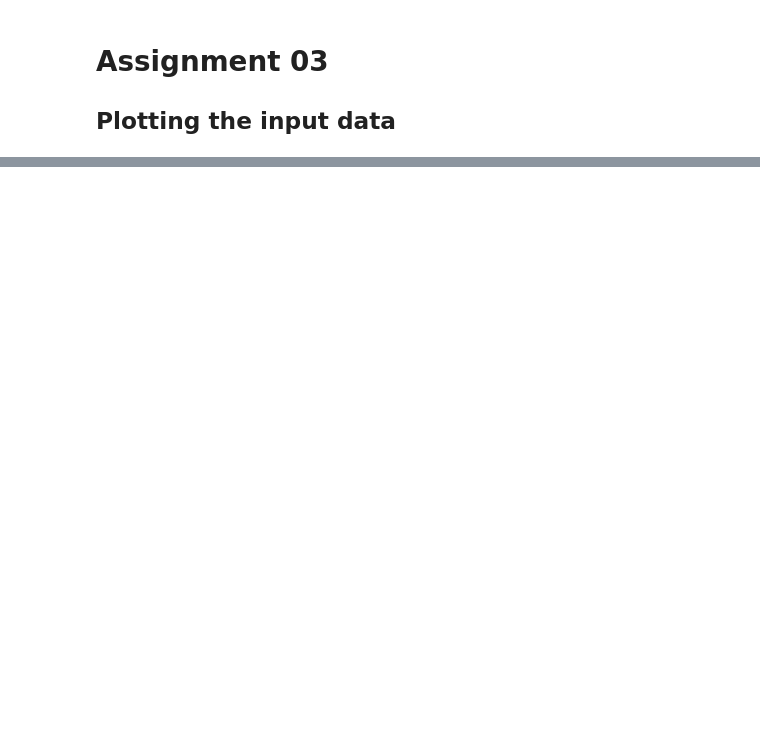
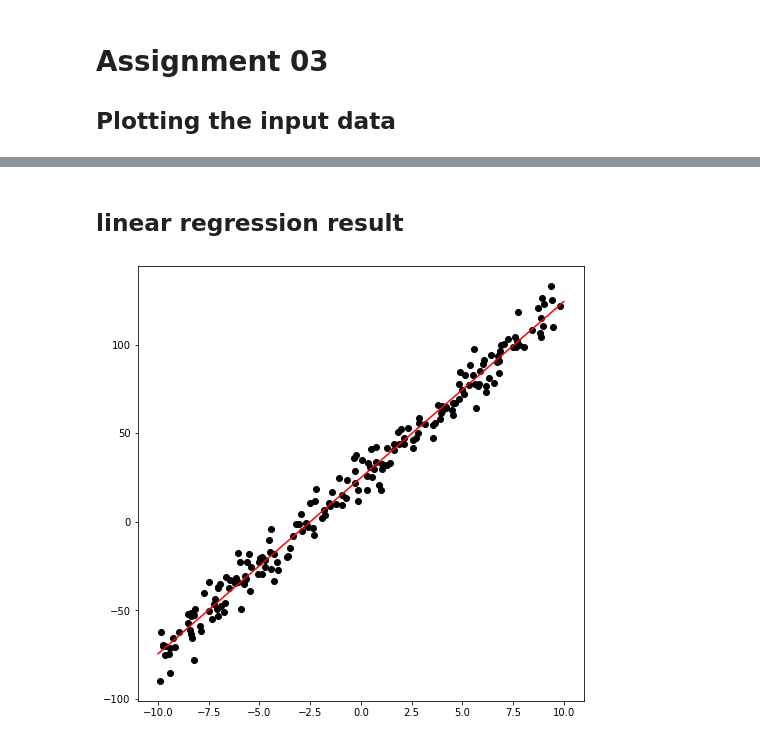
Before and after one commit to wonbeomjang/CAU54161-Machine-learning-class, a Jupyter notebook: Assignment_03/Assignment_03.ipynb, the cells around one changed output, grey strips where cells are left out. Saved outputs shown, nothing was run; the diff lists cells and outputs as text; code cells hidden in the pictures; blank space fills up the shorter version.

Commit message:
Plotting the linear regression result

```diff
--- a/Assignment_03/Assignment_03.ipynb
+++ b/Assignment_03/Assignment_03.ipynb
@@ -3,14 +3,17 @@
 
 ## Plotting the input data
 # %%
+!pip install tqdm
+
 import numpy as np
 import matplotlib.pyplot as plt
+from mpl_toolkits.mplot3d import Axes3D
 
 path = "data.csv"
 data = np.genfromtxt(path, delimiter=',')
 
-x_data = data[:, 0]
-y_data = data[:, 1]
+x_data = data[:, :1]
+y_data = data[:, 1:]
 
 plt.figure(figsize=(8, 8))
 plt.scatter(x_data, y_data, color='black')
@@ -19,0 +74,9 @@ plt.show()
+# %% [markdown]
+## linear regression result
+# %%
+plt.figure(figsize=(8, 8))
+plt.scatter(x_data, y_data, color='black')
+plt.plot([-10, 10], model.bias + model.weight * [-10, 10], 'r')
+plt.show()
+# %% [output]
+[figure, added]
```
Also changed, not shown: parts of 2 cells of this notebook.
